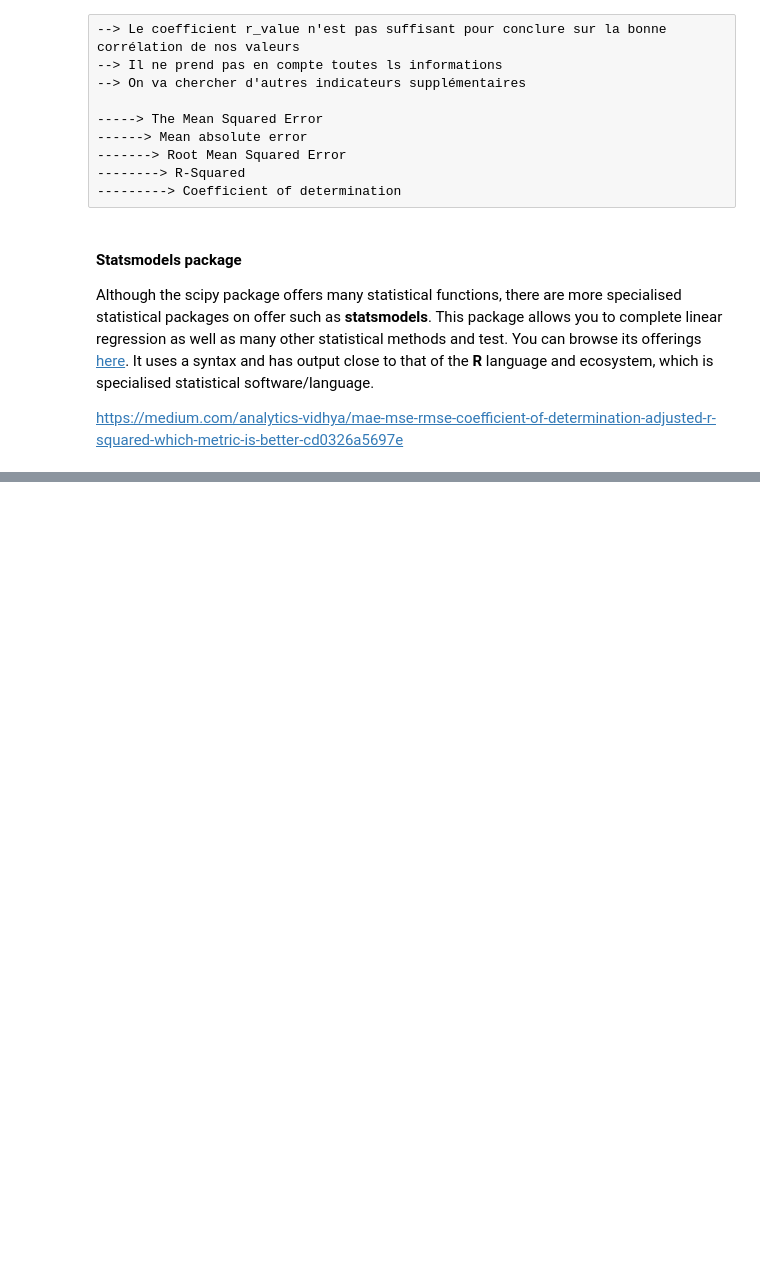
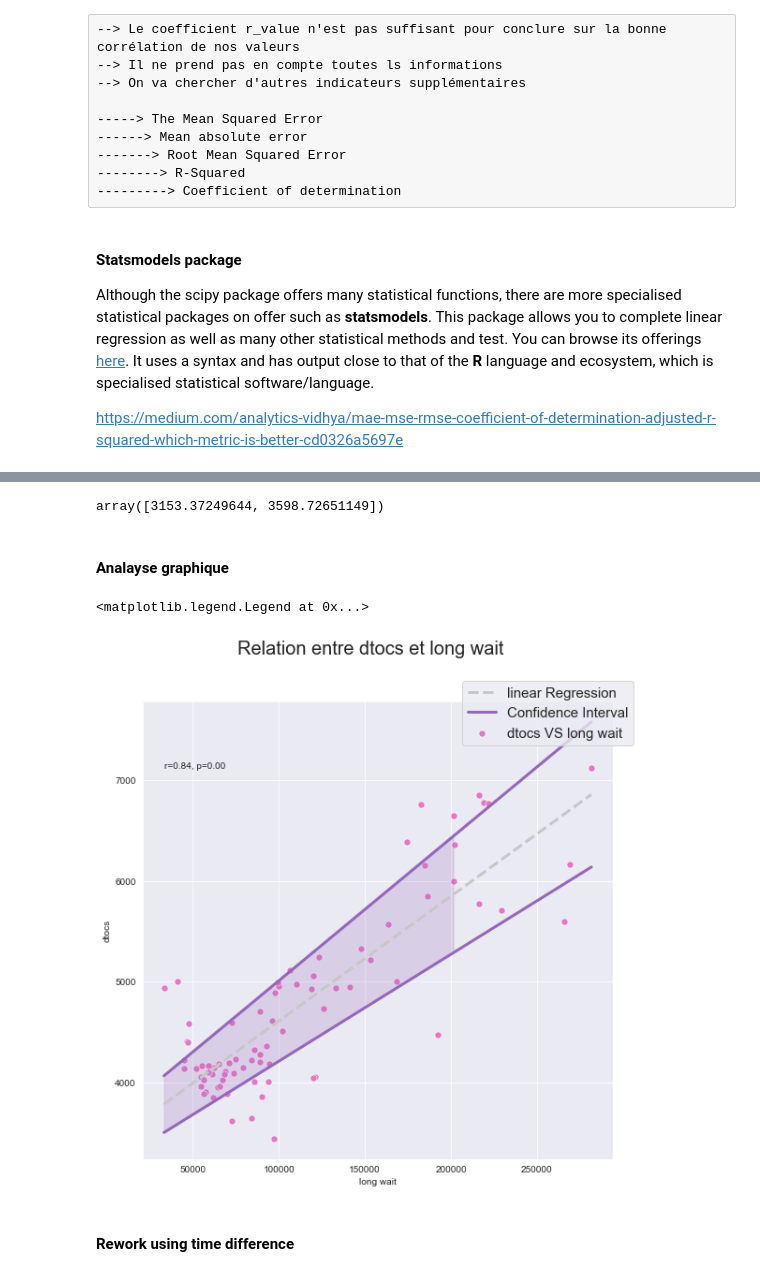
Before and after one commit to ManuLabricole/CDN-Statistique, a Jupyter notebook: 3 - Regression lineaire/Notebooks/notebook_1.ipynb, the cells around one changed output, grey strips where cells are left out. Drawn from its saved outputs; the diff is of its cells as text; code cells hidden in the pictures; blank space fills up the shorter version.

```diff
--- a/3 - Regression lineaire/Notebooks/notebook_1.ipynb
+++ b/3 - Regression lineaire/Notebooks/notebook_1.ipynb
@@ -263,0 +370,8 @@ https://medium.com/analytics-vidhya/mae-mse-rmse-coefficient-of-determination-ad
+# %%
+slope, intercept, r_value, p_value, std_err = linregress(long_waits, dtocs)
+# %%
+x = sm.add_constant(long_waits) # an intercept term to the model
+model = sm.OLS(dtocs, x)
+results = model.fit()
+
+print(results.summary())
@@ -263,0 +396,67 @@ https://medium.com/analytics-vidhya/mae-mse-rmse-coefficient-of-determination-ad
+# %%
+CI = results.conf_int()
+CI_x1 = CI[1]
+CI_const = CI[0]
+CI_const
+# %% [output]
+array([3153.37249644, 3598.72651149])
+# %% [markdown]
+#### Analayse graphique
+# %%
+fig, ax = plt.subplots(figsize=(9,9))
+fig.suptitle("Relation entre dtocs et long wait", fontsize=20)
+sns.scatterplot(
+    ax=ax,
+    x = long_waits,
+    y = dtocs,
+    color=colors[5],
+    s=50,
+    label="dtocs VS long wait"
+)
+sns.lineplot(
+    ax=ax,
+    x=long_waits,
+    y=intercept + slope * long_waits,
+    color=colors[i],
+    lw=3,
+    linestyle="--",
+    label="linear Regression"
+)
+
+# Plot the confidence interval
+
+sns.lineplot(
+    ax=ax,
+    x=long_waits,
+    y=CI_const[0] + CI_x1[0] * long_waits,
+    color=colors[9],
+    lw=3,
+    linestyle="-",
+)
+sns.lineplot(
+    ax=ax,
+    x=long_waits,
+    y=CI_const[1] + CI_x1[1] * long_waits,
+    color=colors[9],
+    lw=3,
+    linestyle="-",
+    label="Confidence Interval"
+)
+plt.fill_between(
+    long_waits,
+    CI_const[0] + CI_x1[0] * long_waits,
+    CI_const[1] + CI_x1[1] * long_waits,
+    where=CI_const[0] + CI_x1[0] * long_waits<CI_const[1] + CI_x1[1] * long_waits,
+    color=colors[9],
+    alpha=0.2)
+
+
+ax.set_xlabel("long wait")
+ax.set_ylabel("dtocs")
+ax.text(long_waits.min(), dtocs.max(), f"r={r_value:.2f}, p={p_value:.2f}")
+ax.legend(bbox_to_anchor=(1.05, 1.05), loc=1, borderaxespad=0.2, fontsize=15)
+# %% [output]
+<matplotlib.legend.Legend at 0x...>
+[figure, added]
+# %% [markdown]
+#### Rework using time difference
```
Also changed, not shown: parts of 17 cells of this notebook.
